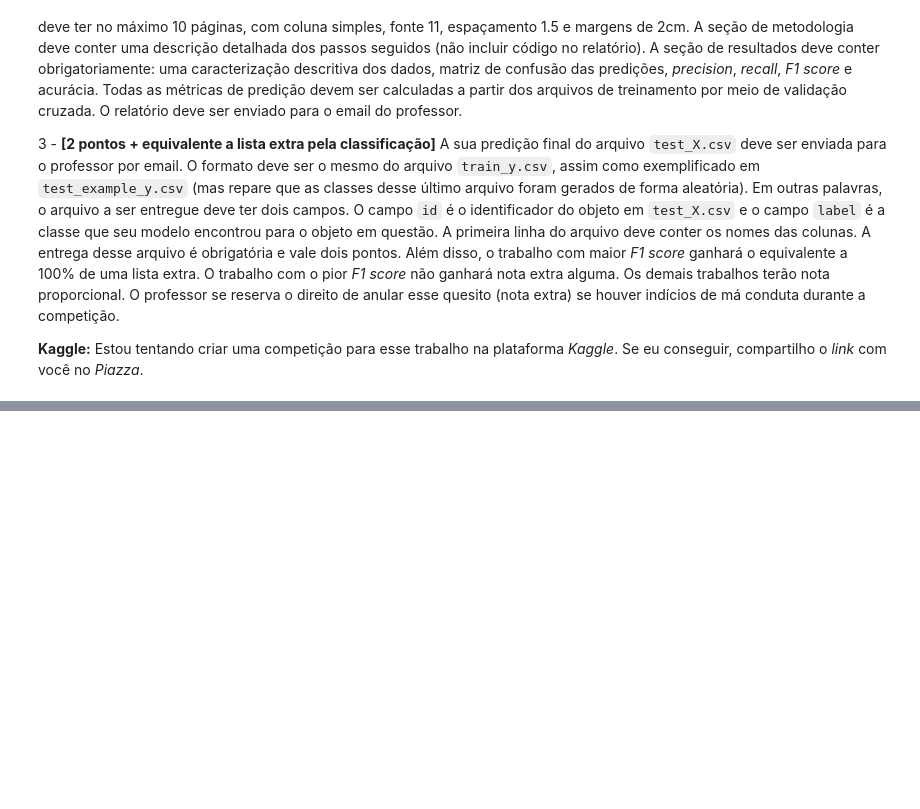
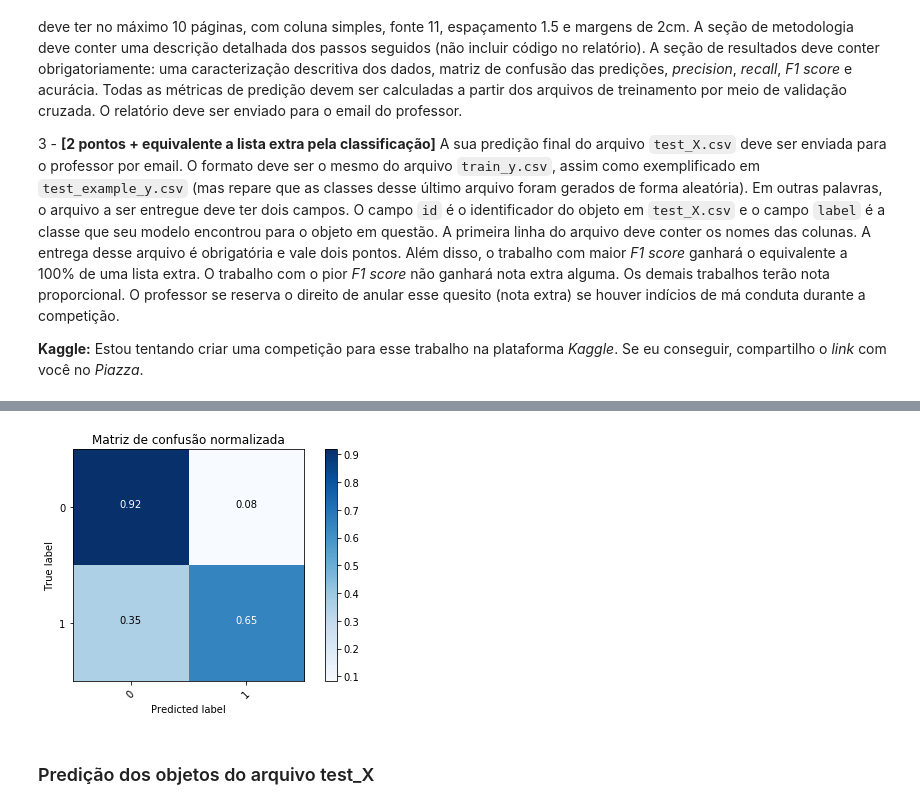
Before and after one commit to FabioHGMartins/data-mining-w2, a Jupyter notebook: tp2.ipynb, the cells around one changed output, grey strips where cells are left out. Cells and saved outputs as stored; diff of their text form; code cells hidden in the pictures; blank space fills up the shorter version.

```diff
--- a/tp2.ipynb
+++ b/tp2.ipynb
@@ -164,0 +206,7 @@ F1 Scoring: 0.68
+# %%
+plot_confusion_matrix(cnf_matrix, classes=class_names, normalize=True,
+                      title='Matriz de confusão normalizada')
+# %% [output]
+[figure, added]
+# %% [markdown]
+### Predição dos objetos do arquivo test_X
```
Also changed, not shown: parts of 33 cells of this notebook, 1 other file.
